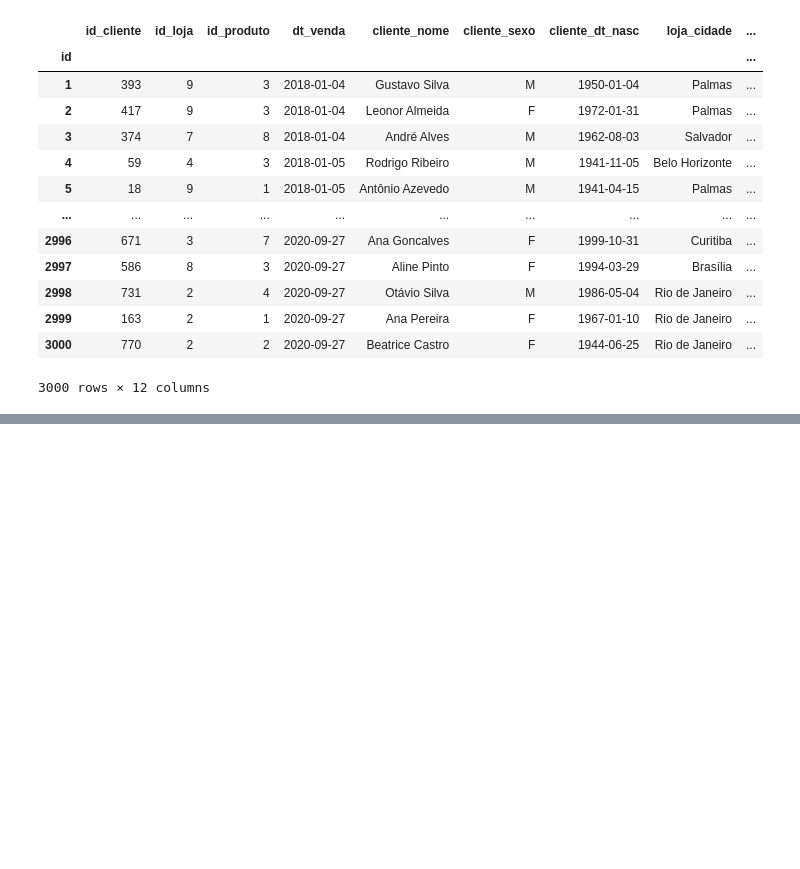
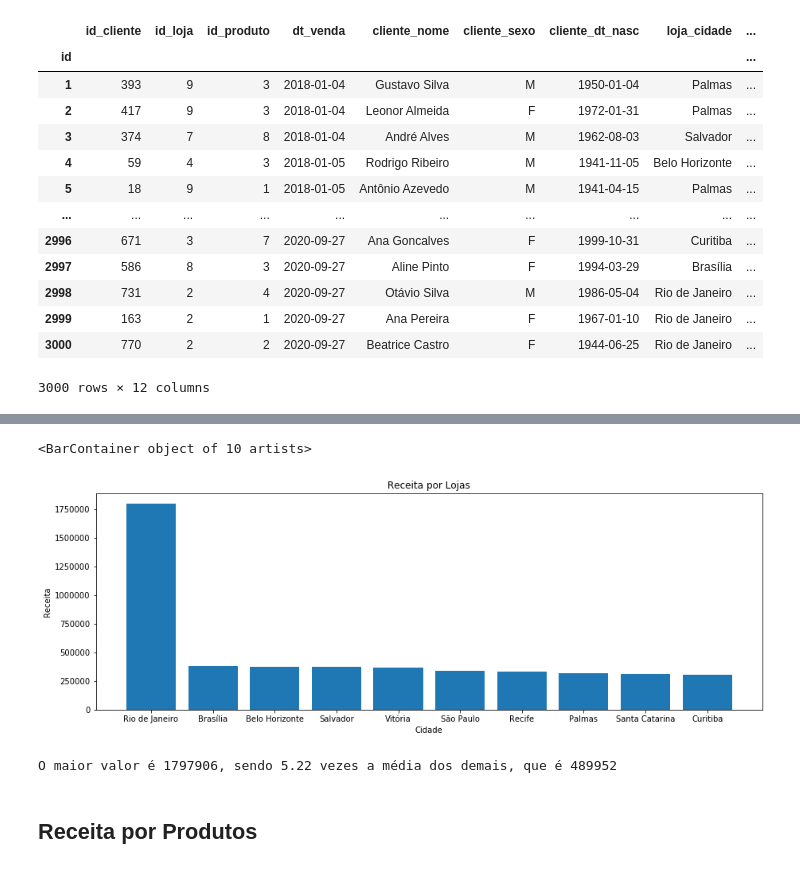
Before and after one commit to laurindo-luis/data-analysis-with-python, a Jupyter notebook: analises_vendas.ipynb, the cells around one changed output, grey strips where cells are left out. Saved outputs shown, nothing was run; the diff lists cells and outputs as text; code cells hidden in the pictures; blank space fills up the shorter version.

```diff
--- a/analises_vendas.ipynb
+++ b/analises_vendas.ipynb
@@ -512,0 +625,18 @@ Name: cliente_dt_nasc, Length: 3000, dtype: float64
+# %%
+graf_dados = df[['loja_cidade', 'produto_valor']].groupby('loja_cidade').sum().produto_valor.sort_values(ascending=False)
+# %%
+plt.figure(figsize=(15, 5))
+plt.title('Receita por Lojas')
+plt.xlabel('Cidade')
+plt.ylabel('Receita')
+plt.bar(graf_dados.index, graf_dados.values)
+# %% [output]
+<BarContainer object of 10 artists>
+[figure, added]
+# %%
+vezes_maior = graf_dados.max() / graf_dados[graf_dados != graf_dados.max()].mean()
+print('O maior valor é %i, sendo %.2f vezes a média dos demais, que é %i' %(graf_dados.max(), vezes_maior, graf_dados.mean()))
+# %% [output]
+O maior valor é 1797906, sendo 5.22 vezes a média dos demais, que é 489952
+# %% [markdown]
+## Receita por Produtos
```
Also changed, not shown: parts of 33 cells of this notebook.
